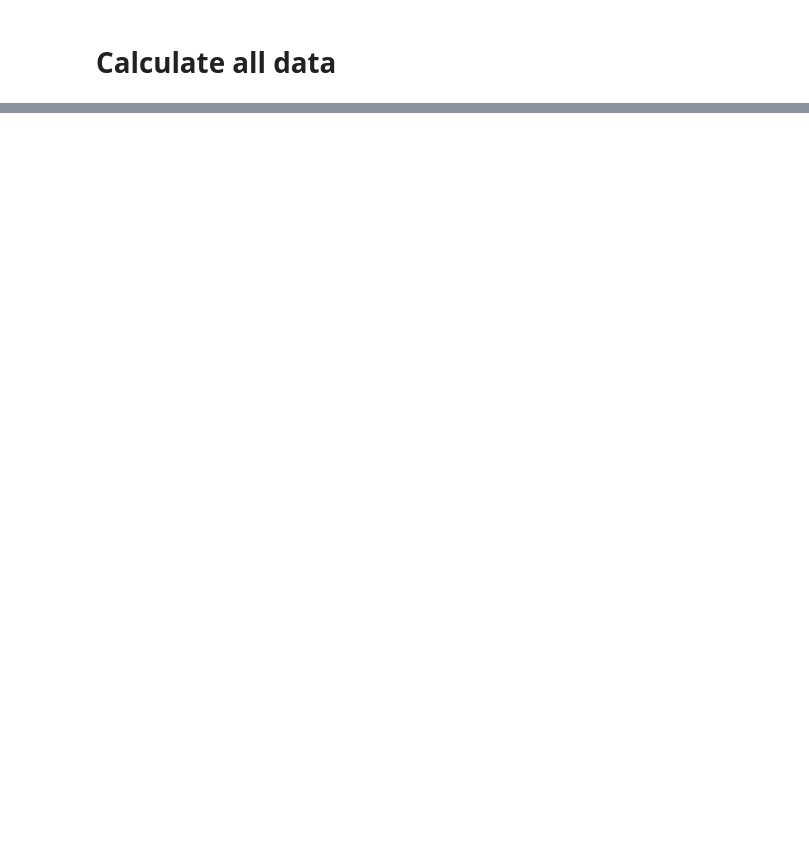
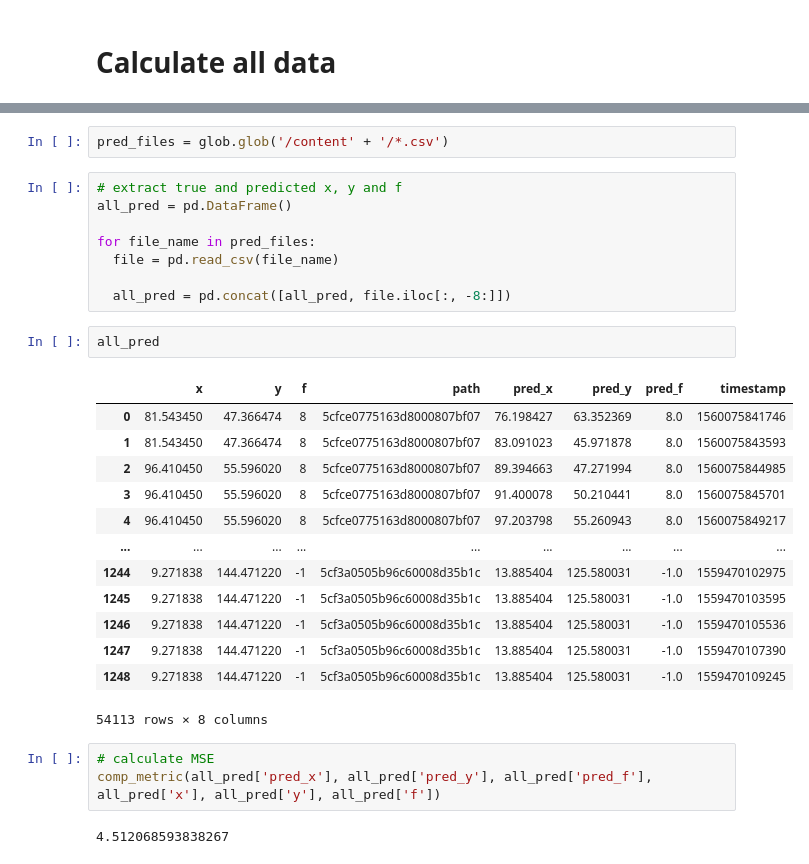
Before and after one commit to henryjj99/InNav, a Jupyter notebook: Data_X_inNav_wifi_data_unfiltered_data_fineTune.ipynb, the cells around one changed output, grey strips where cells are left out. Drawn from its saved outputs; the diff is of its cells as text; blank space fills up the shorter version.

```diff
--- a/Data_X_inNav_wifi_data_unfiltered_data_fineTune.ipynb
+++ b/Data_X_inNav_wifi_data_unfiltered_data_fineTune.ipynb
@@ -261 +272,32 @@ fold 4: mean position error 2.4661479522545995
 ... (188 outputs left out)
+# %%
+pred_files = glob.glob('/content' + '/*.csv')
+# %%
+# extract true and predicted x, y and f
+all_pred = pd.DataFrame()
+
+for file_name in pred_files:
+  file = pd.read_csv(file_name)
+
+  all_pred = pd.concat([all_pred, file.iloc[:, -8:]])
+# %%
+all_pred
+# %% [output]
+|  | x | y | f | path | pred_x | pred_y | pred_f | timestamp |
+| 0 | 81.543450 | 47.366474 | 8 | 5cfce0775163d8000807bf07 | 76.198427 | 63.352369 | 8.0 | 1560075841746 |
+| 1 | 81.543450 | 47.366474 | 8 | 5cfce0775163d8000807bf07 | 83.091023 | 45.971878 | 8.0 | 1560075843593 |
+| 2 | 96.410450 | 55.596020 | 8 | 5cfce0775163d8000807bf07 | 89.394663 | 47.271994 | 8.0 | 1560075844985 |
+| 3 | 96.410450 | 55.596020 | 8 | 5cfce0775163d8000807bf07 | 91.400078 | 50.210441 | 8.0 | 1560075845701 |
+| 4 | 96.410450 | 55.596020 | 8 | 5cfce0775163d8000807bf07 | 97.203798 | 55.260943 | 8.0 | 1560075849217 |
+| ... | ... | ... | ... | ... | ... | ... | ... | ... |
+| 1244 | 9.271838 | 144.471220 | -1 | 5cf3a0505b96c60008d35b1c | 13.885404 | 125.580031 | -1.0 | 1559470102975 |
+| 1245 | 9.271838 | 144.471220 | -1 | 5cf3a0505b96c60008d35b1c | 13.885404 | 125.580031 | -1.0 | 1559470103595 |
+| 1246 | 9.271838 | 144.471220 | -1 | 5cf3a0505b96c60008d35b1c | 13.885404 | 125.580031 | -1.0 | 1559470105536 |
+| 1247 | 9.271838 | 144.471220 | -1 | 5cf3a0505b96c60008d35b1c | 13.885404 | 125.580031 | -1.0 | 1559470107390 |
+| 1248 | 9.271838 | 144.471220 | -1 | 5cf3a0505b96c60008d35b1c | 13.885404 | 125.580031 | -1.0 | 1559470109245 |
+54113 rows × 8 columns
+# %%
+# calculate MSE
+comp_metric(all_pred['pred_x'], all_pred['pred_y'], all_pred['pred_f'], all_pred['x'], all_pred['y'], all_pred['f'])
+# %% [output]
+4.512068593838267
```
Also changed, not shown: parts of 5 cells of this notebook, 2 other files.
